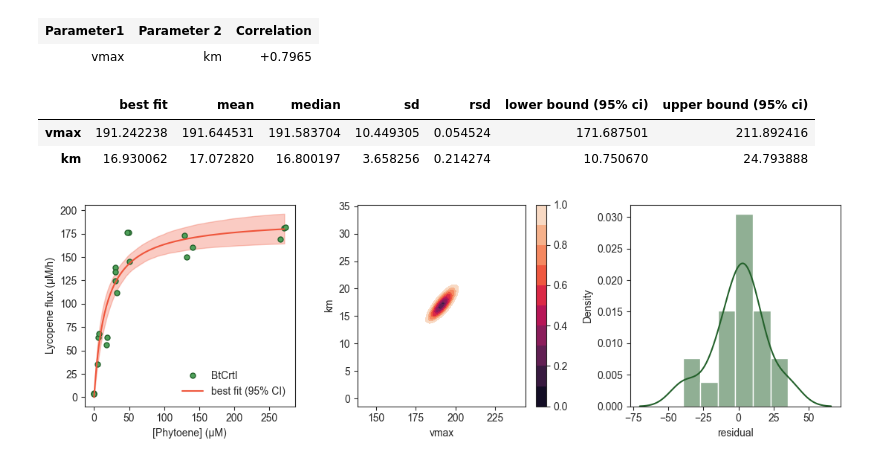
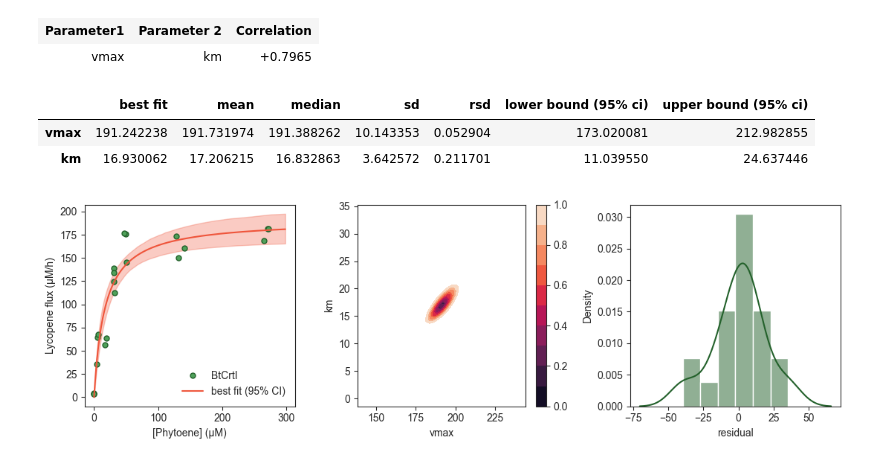
Before and after one commit to MetaSys-LISBP/in_vivo_enzymatic_parameters, a Jupyter notebook: enzinvivo.ipynb, the cells around one changed output. Saved outputs shown, nothing was run; the diff lists cells and outputs as text; code cells hidden in the pictures.

```diff
--- a/enzinvivo.ipynb
+++ b/enzinvivo.ipynb
@@ -77,7 +75,7 @@ def fit_data(x, y):
 
     return out, mini
 
-def monte_carlo(x, y, n_iter=100, xlim=[]):
+def monte_carlo(x, y, n_iter=100, xlim=[0]):
     """Sensitivity analysis to determine the precision on the
     estimated michaelien parameters.
 
@@ -134,7 +132,7 @@ def monte_carlo(x, y, n_iter=100, xlim=[]):
 
     return ci_sim, ci_par
 
-def plot_results(x, y, mini, out, results_mc, save=None, plot=dict(), plot_exp=dict(), plot_sim=dict(), plot_resid=dict(), xlab="", ylab="", leglab="", xlim=[]):
+def plot_results(x, y, mini, out, results_mc, save=None, plot=dict(), plot_exp=dict(), plot_sim=dict(), plot_resid=dict(), xlab="", ylab="", leglab="", xlim=[0]):
     """Plot results.
 
     Args:
@@ -165,8 +163,6 @@ def plot_results(x, y, mini, out, results_mc, save=None, plot=dict(), plot_exp=d
         axes[0].plot(x, y, 'o', markersize=5, label=leglab, **plot_exp)
     axes[0].plot(x_sim, y_sim, label='best fit (95% CI)', **plot_sim)
     axes[0].tick_params(bottom=True, left=True)
-    if xlim is not None:
-        axes[0].set_xlim(xlim)
     if xlab == "":
         axes[0].set_xlabel('concentration')
     else:
@@ -375,7 +373,7 @@ BtCrtI_lycopene_flux = np.float_([150.2134076, 173.5066181, 160.5264066, 3.70512
 results, mini = fit_data(BtCrtI_phytoene, BtCrtI_lycopene_flux)
 
 # calculate confidence intervals on the fit
-ci_sim, ci_par = monte_carlo(BtCrtI_phytoene, BtCrtI_lycopene_flux, n_iter=1000)
+ci_sim, ci_par = monte_carlo(BtCrtI_phytoene, BtCrtI_lycopene_flux, n_iter=1000, xlim=[0,300])
 # %% [markdown]
 Show results.
 # %%
@@ -402,15 +400,16 @@ Correlations (unreported values are < 0.100)
 ci_par
 # %% [output]
 |  | best fit | mean | median | sd | rsd | lower bound (95% ci) | upper bound (95% ci) |
-| vmax | 191.242238 | 191.644531 | 191.583704 | 10.449305 | 0.054524 | 171.687501 | 211.892416 |
-| km | 16.930062 | 17.072820 | 16.800197 | 3.658256 | 0.214274 | 10.750670 | 24.793888 |
+| vmax | 191.242238 | 191.731974 | 191.388262 | 10.143353 | 0.052904 | 173.020081 | 212.982855 |
+| km | 16.930062 | 17.206215 | 16.832863 | 3.642572 | 0.211701 | 11.039550 | 24.637446 |
 # %%
 plot_results(BtCrtI_phytoene, BtCrtI_lycopene_flux, mini, results, ci_sim,
              save=["./figures/BtCrtI.svg", "./figures/BtCrtI.png", "./figures/BtCrtI.pdf"],
              plot=dict(figsize=(11, 3.5)),
              plot_exp=dict(markerfacecolor="#4fA15A", markeredgewidth=1, markeredgecolor="#23612B"),
              plot_sim=dict(color="#EF553B"),
              plot_resid=dict(kde=True, stat="density", color="#23612B", kde_kws=dict(cut=3)),
+             xlim=[0,300],
              xlab="[Phytoene] (µM)", ylab="Lycopene flux (µM/h)", leglab="BtCrtI")
 # %% [output]
-[figure, old version]
+[figure, new version]
```
Also changed, not shown: parts of 11 cells of this notebook, 12 other files.
